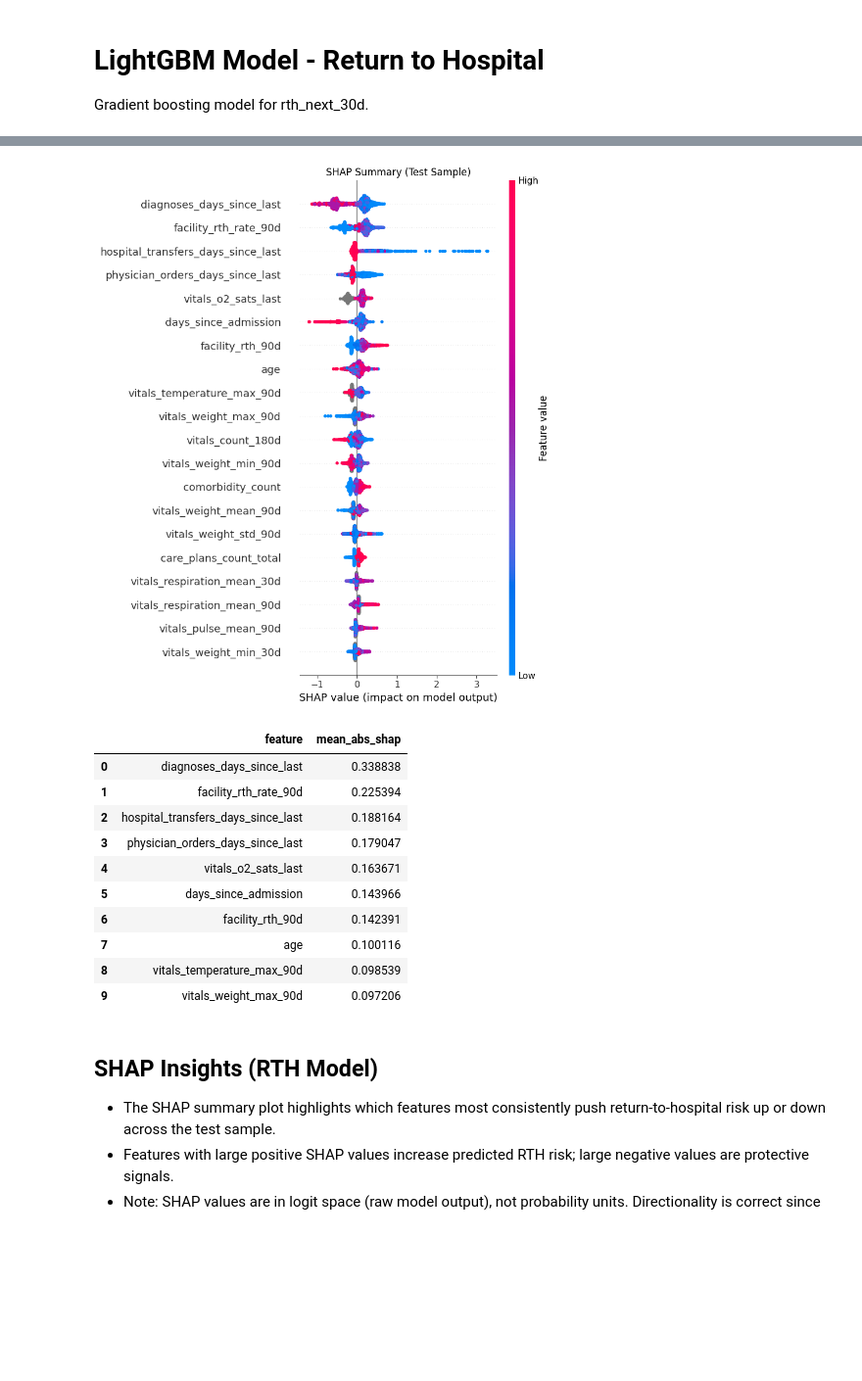
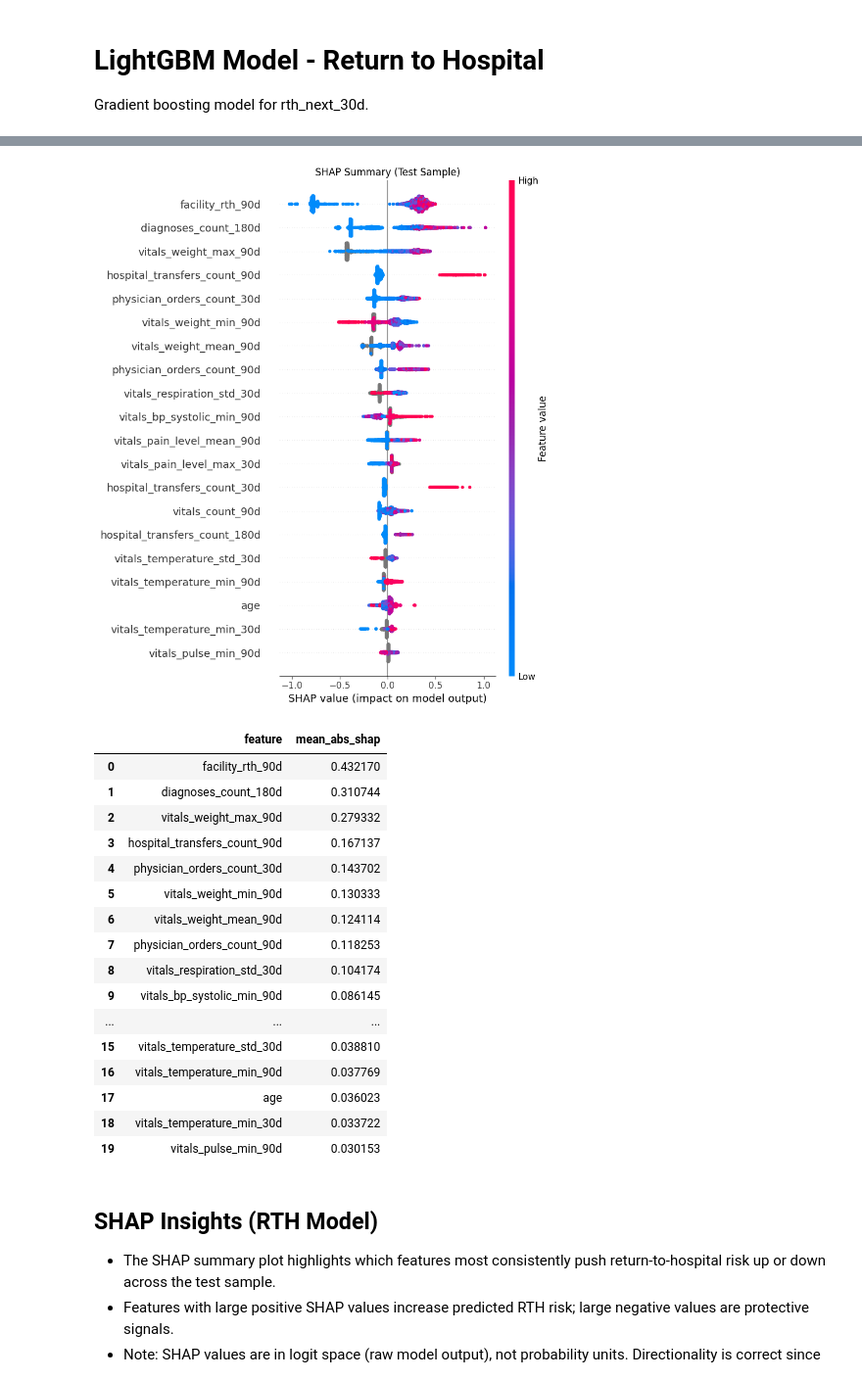
Before and after one commit to marcelosobral/incident-risk, a Jupyter notebook: notebooks/06_lgb_rth.ipynb, the cells around one changed output, grey strips where cells are left out. Shown at 98% size. Drawn from its saved outputs; the diff is of its cells as text; code cells hidden in the pictures; blank space fills up the shorter version.

```diff
--- a/notebooks/06_lgb_rth.ipynb
+++ b/notebooks/06_lgb_rth.ipynb
@@ -329,0 +364,40 @@ Starting Optuna search: 150 trials
+# %%
+X_train_val = pd.concat([X_train, X_val], axis=0)
+y_train_val = pd.concat([y_train, y_val], axis=0)
+
+w_train = np.ones(len(X_train))
+w_val = np.ones(len(X_val)) * 2.0
+sample_weight = np.concatenate([w_train, w_val])
+
+pos_weight_tv = (y_train_val == 0).sum() / max(1, (y_train_val == 1).sum())
+model_tv = lgb.LGBMClassifier(
+    n_estimators=300,
+    boosting_type="gbdt",
+    objective="binary",
+    subsample_freq=1,
+    scale_pos_weight=pos_weight_tv,
+    verbosity=-1,
+    random_state=42,
+    **best_params,
+)
+model_tv.fit(
+    X_train_val,
+    y_train_val,
+    sample_weight=sample_weight,
+)
+
+y_score_test_tv = get_scores(model_tv, X_test)
+y_score_val_tv = get_scores(model_tv, X_val)
+
+best_threshold_tv = threshold_at_k(y_score_test_tv, k=0.10)
+metrics_test = evaluate_at_threshold(y_test.values, y_score_test_tv, best_threshold_tv)
+metrics_val = evaluate_at_threshold(y_val.values, y_score_val_tv, best_threshold_tv)
+
+model = model_tv
+y_score_test = y_score_test_tv
+y_score_val = y_score_val_tv
+best_threshold = best_threshold_tv
+
+print(f"Threshold set for top-10% on test: {best_threshold_tv:.4f}")
+print(f"Recall@10% test (train+val): {metrics_test['recall_at_10pct']:.4f}")
+print(f"Precision@10% test (train+val): {metrics_test['precision_at_10pct']:.4f}")
@@ -495,42 +569,48 @@ Overlap sample: ['age', 'care_plans_count_total', 'care_plans_days_since_last',
 # %%
 import shap
 
 sample_size = min(2000, len(X_test))
 X_sample = X_test.sample(sample_size, random_state=42) if len(X_test) > 0 else X_test
 background_size = min(200, len(X_train))
 background = X_train.sample(background_size, random_state=42) if len(X_train) > 0 else X_train
 
 explainer = shap.TreeExplainer(model, data=background, feature_perturbation="interventional")
 shap_values = explainer.shap_values(X_sample, check_additivity=False)
 
 if isinstance(shap_values, list):
     shap_values = shap_values[1] if len(shap_values) > 1 else shap_values[0]
 
 shap.summary_plot(shap_values, X_sample, show=False)
 plt.title("SHAP Summary (Test Sample)")
 plt.tight_layout()
 plt.show()
 
 mean_abs = np.abs(shap_values).mean(axis=0)
-top_idx = np.argsort(-mean_abs)[:10]
+top_idx = np.argsort(-mean_abs)[:20]
 shap_top = pd.DataFrame({
     "feature": X_sample.columns[top_idx],
     "mean_abs_shap": mean_abs[top_idx],
 })
 shap_top
 # %% [output]
-[figure, old version]
+[figure, new version]
 |  | feature | mean_abs_shap |
-| 0 | diagnoses_days_since_last | 0.338838 |
-| 1 | facility_rth_rate_90d | 0.225394 |
-| 2 | hospital_transfers_days_since_last | 0.188164 |
-| 3 | physician_orders_days_since_last | 0.179047 |
-| 4 | vitals_o2_sats_last | 0.163671 |
-| 5 | days_since_admission | 0.143966 |
-| 6 | facility_rth_90d | 0.142391 |
-| 7 | age | 0.100116 |
-| 8 | vitals_temperature_max_90d | 0.098539 |
-| 9 | vitals_weight_max_90d | 0.097206 |
+| 0 | facility_rth_90d | 0.432170 |
+| 1 | diagnoses_count_180d | 0.310744 |
+| 2 | vitals_weight_max_90d | 0.279332 |
+| 3 | hospital_transfers_count_90d | 0.167137 |
+| 4 | physician_orders_count_30d | 0.143702 |
+| 5 | vitals_weight_min_90d | 0.130333 |
+| 6 | vitals_weight_mean_90d | 0.124114 |
+| 7 | physician_orders_count_90d | 0.118253 |
+| 8 | vitals_respiration_std_30d | 0.104174 |
+| 9 | vitals_bp_systolic_min_90d | 0.086145 |
+| ... | ... | ... |
+| 15 | vitals_temperature_std_30d | 0.038810 |
+| 16 | vitals_temperature_min_90d | 0.037769 |
+| 17 | age | 0.036023 |
+| 18 | vitals_temperature_min_30d | 0.033722 |
+| 19 | vitals_pulse_min_90d | 0.030153 |
 # %% [markdown]
 ## SHAP Insights (RTH Model)
 
```
Also changed, not shown: parts of 8 cells of this notebook, 1 other file.
